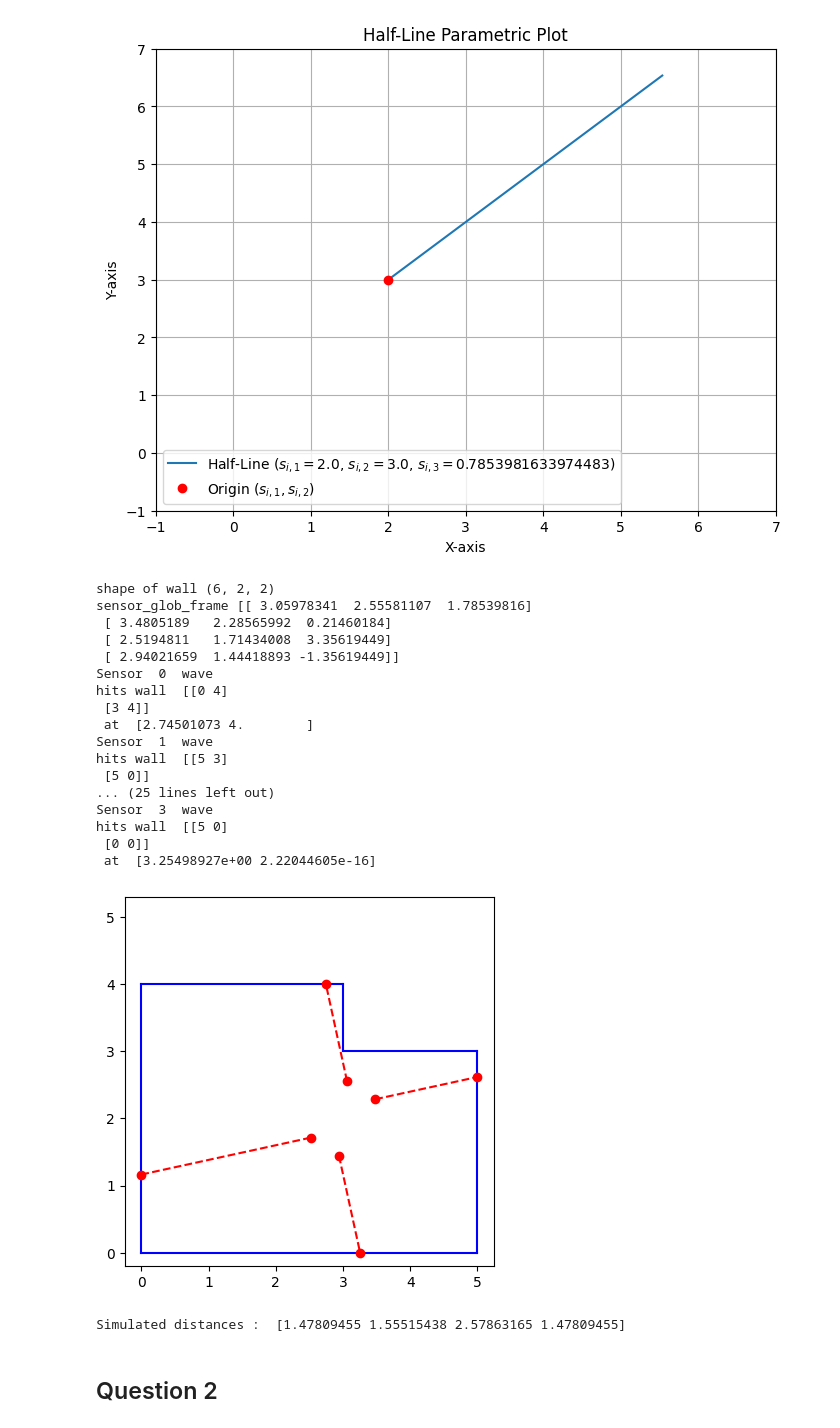
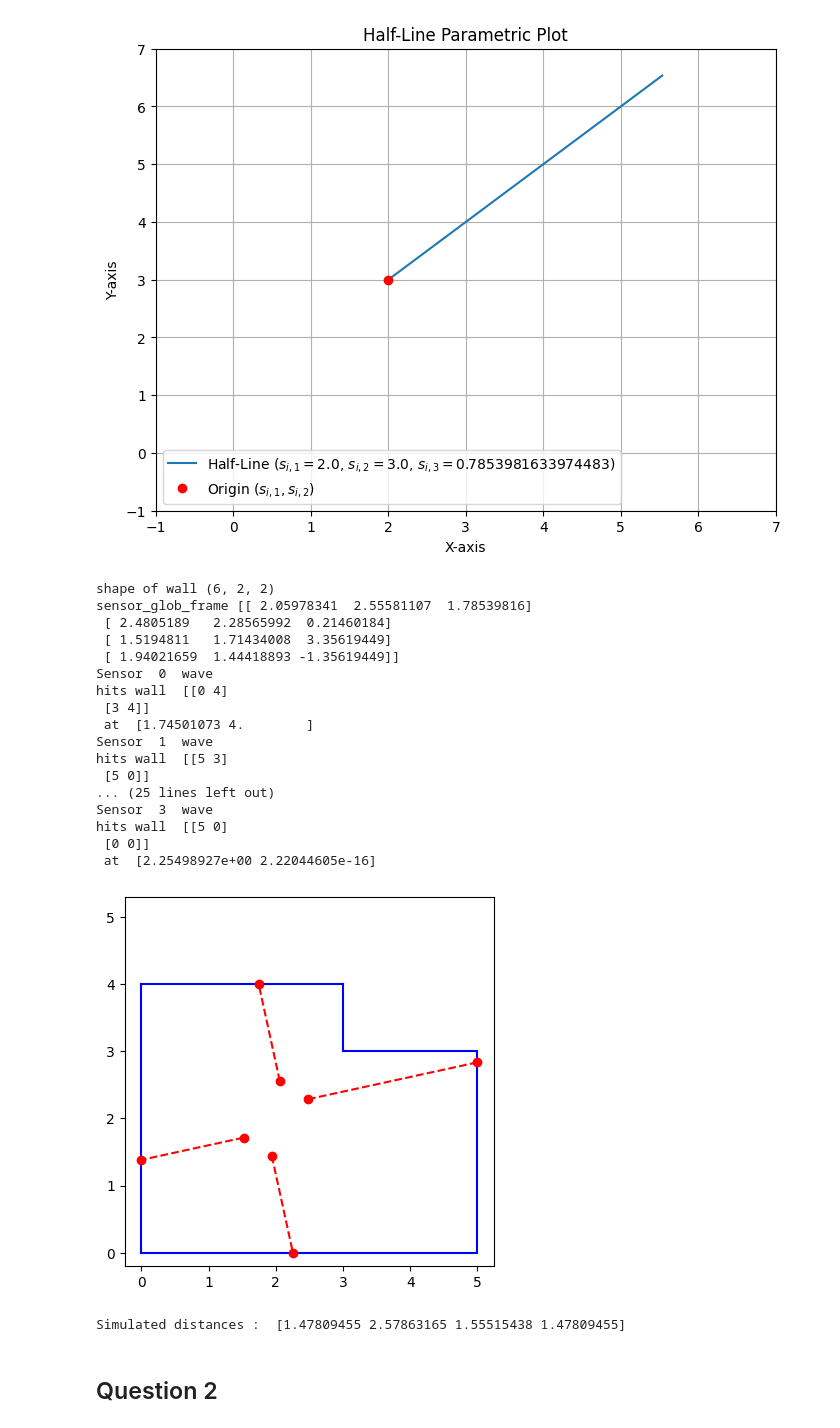
Before and after one commit to SichenPa221/Robot_localization, a Jupyter notebook: robot_localization.ipynb, the cells around one changed output. Drawn from its saved outputs; the diff is of its cells as text; code cells hidden in the pictures.

```diff
--- a/robot_localization.ipynb
+++ b/robot_localization.ipynb
@@ -191,34 +191,34 @@ class Robot_Room_location:
       plt.show()
 # %%
 if __name__ == "__main__":
-  p_star = np.array([3,2,1.0])
+  p_star = np.array([2,2,1])
 
   myproblem = Robot_Room_location(p_star)
 
   ym = myproblem.get_sensor_readings()
 
   myproblem.plot()
 
   print('Simulated distances : ',ym)
 # %% [output]
 shape of wall (6, 2, 2)
-sensor_glob_frame [[ 3.05978341  2.55581107  1.78539816]
- [ 3.4805189   2.28565992  0.21460184]
- [ 2.5194811   1.71434008  3.35619449]
- [ 2.94021659  1.44418893 -1.35619449]]
+sensor_glob_frame [[ 2.05978341  2.55581107  1.78539816]
+ [ 2.4805189   2.28565992  0.21460184]
+ [ 1.5194811   1.71434008  3.35619449]
+ [ 1.94021659  1.44418893 -1.35619449]]
 Sensor  0  wave
 hits wall  [[0 4]
  [3 4]]
- at  [2.74501073 4.        ]
+ at  [1.74501073 4.        ]
 Sensor  1  wave
 hits wall  [[5 3]
  [5 0]]
 ... (25 lines left out)
 Sensor  3  wave
 hits wall  [[5 0]
  [0 0]]
- at  [3.25498927e+00 2.22044605e-16]
+ at  [2.25498927e+00 2.22044605e-16]
-[figure, old version]
+[figure, new version]
-Simulated distances :  [1.47809455 1.55515438 2.57863165 1.47809455]
+Simulated distances :  [1.47809455 2.57863165 1.55515438 1.47809455]
 # %% [markdown]
 ## Question 2
```
Also changed, not shown: parts of 4 cells of this notebook.
